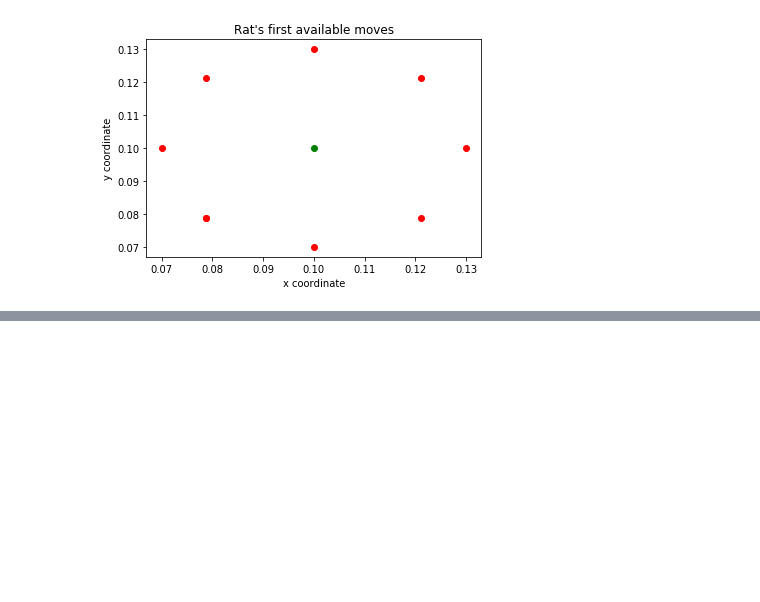
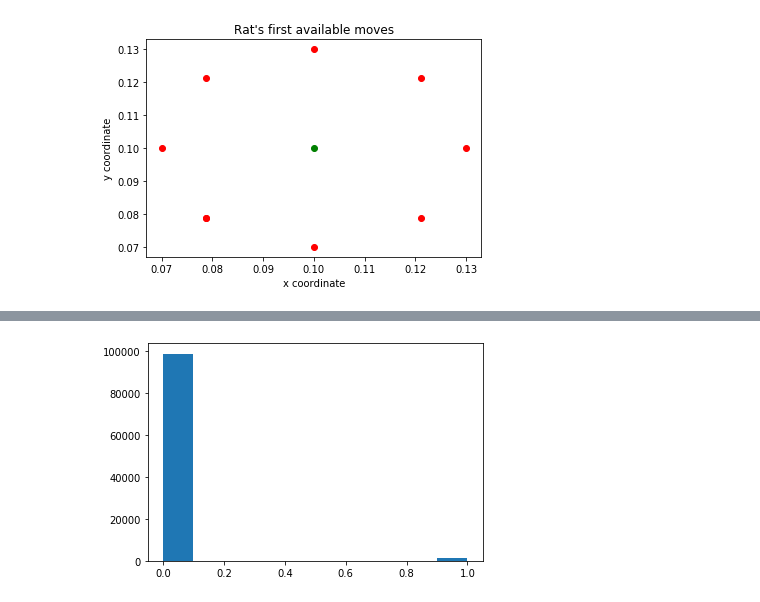
Before and after one commit to michaelhobbs/sarsa, a Jupyter notebook: sarsa.ipynb, the cells around one changed output, grey strips where cells are left out. Cells and saved outputs as stored; diff of their text form; code cells hidden in the pictures; blank space fills up the shorter version.

```diff
--- a/sarsa.ipynb
+++ b/sarsa.ipynb
@@ -77,0 +120,5 @@ plt.show()
+# %%
+plt.hist(collisions)
+plt.show()
+# %% [output]
+[figure, added]
```
Also changed, not shown: parts of 8 cells of this notebook, 1 other file.
